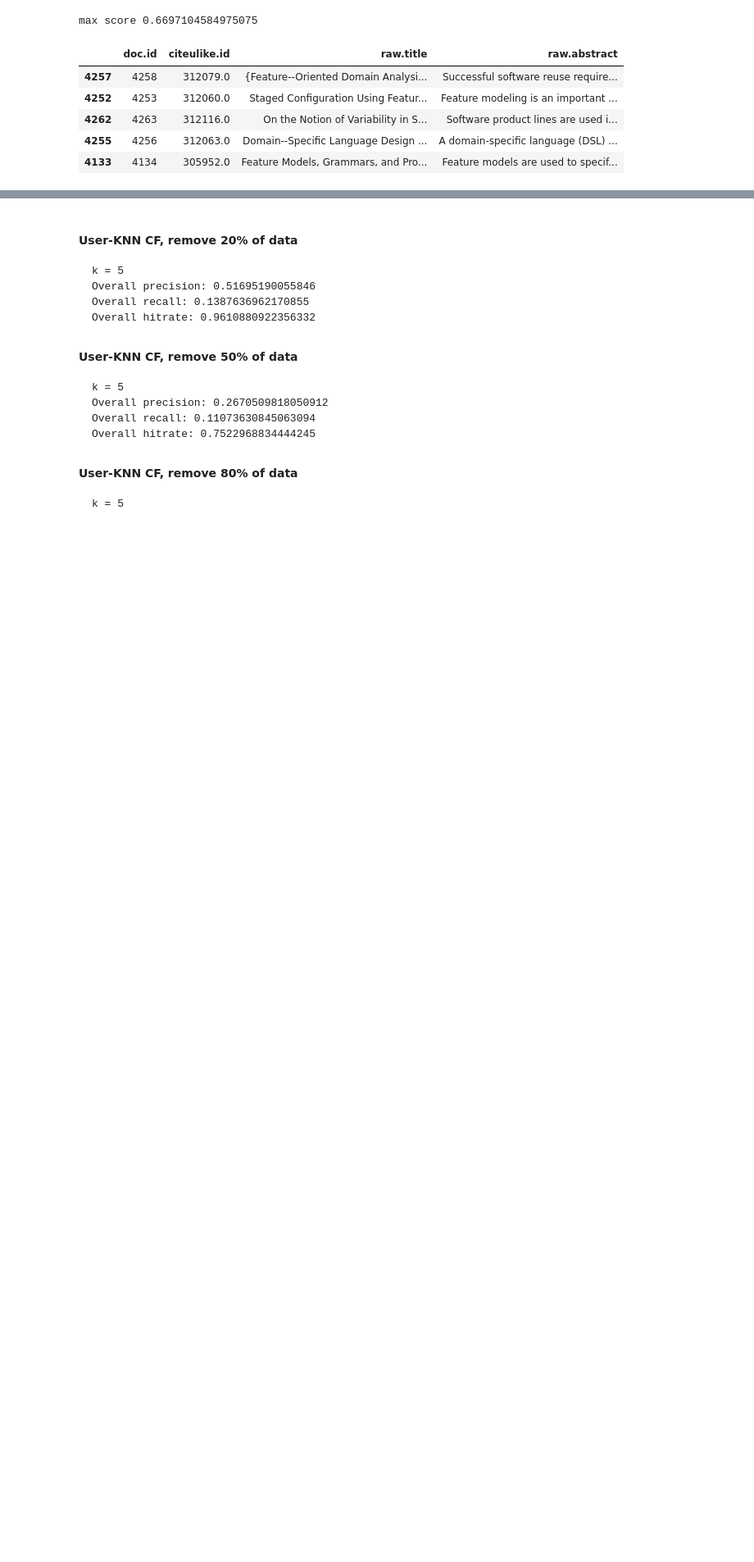
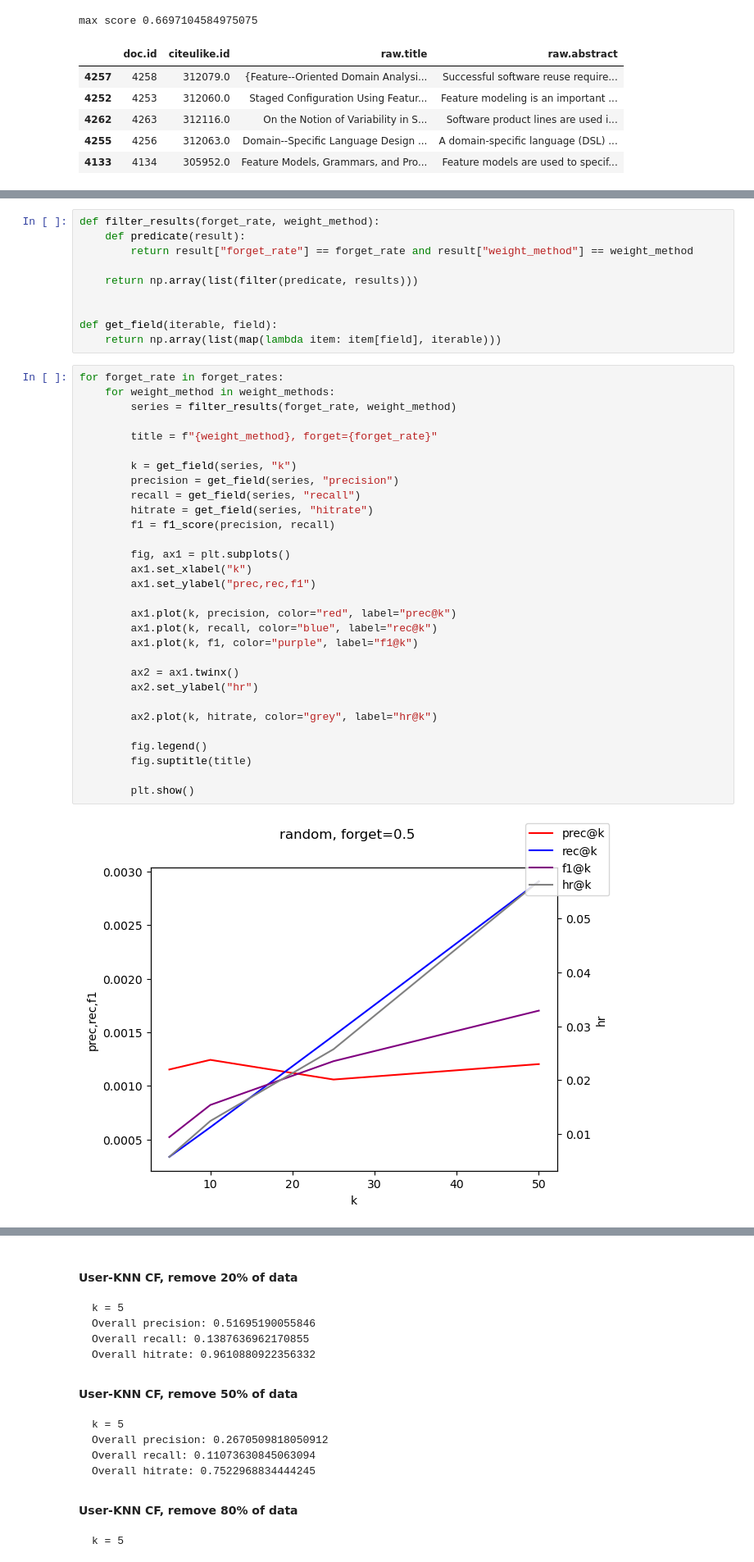
Before and after one commit to tmscer/bthesis, a Jupyter notebook: src/main.ipynb, the cells around one changed output, grey strips where cells are left out. Shown at 82% size. Saved outputs shown, nothing was run; the diff lists cells and outputs as text; blank space fills up the shorter version.

Commit message:
Evaluate using different weights, forget rates and ks

```diff
--- a/src/main.ipynb
+++ b/src/main.ipynb
@@ -189,0 +227,42 @@ Overall hitrate: 0.49270401729418123
+# %%
+def filter_results(forget_rate, weight_method):
+	def predicate(result):
+		return result["forget_rate"] == forget_rate and result["weight_method"] == weight_method
+
+	return np.array(list(filter(predicate, results)))
+
+
+def get_field(iterable, field):
+	return np.array(list(map(lambda item: item[field], iterable)))
+# %%
+for forget_rate in forget_rates:
+	for weight_method in weight_methods:
+		series = filter_results(forget_rate, weight_method)
+
+		title = f"{weight_method}, forget={forget_rate}"
+
+		k = get_field(series, "k")
+		precision = get_field(series, "precision")
+		recall = get_field(series, "recall")
+		hitrate = get_field(series, "hitrate")
+		f1 = f1_score(precision, recall)
+
+		fig, ax1 = plt.subplots()
+		ax1.set_xlabel("k")
+		ax1.set_ylabel("prec,rec,f1")
+
+		ax1.plot(k, precision, color="red", label="prec@k")
+		ax1.plot(k, recall, color="blue", label="rec@k")
+		ax1.plot(k, f1, color="purple", label="f1@k")
+
+		ax2 = ax1.twinx()
+		ax2.set_ylabel("hr")
+
+		ax2.plot(k, hitrate, color="grey", label="hr@k")
+
+		fig.legend()
+		fig.suptitle(title)
+
+		plt.show()
+# %% [output]
+[figure, added]
```
Also changed, not shown: parts of 9 cells of this notebook.
